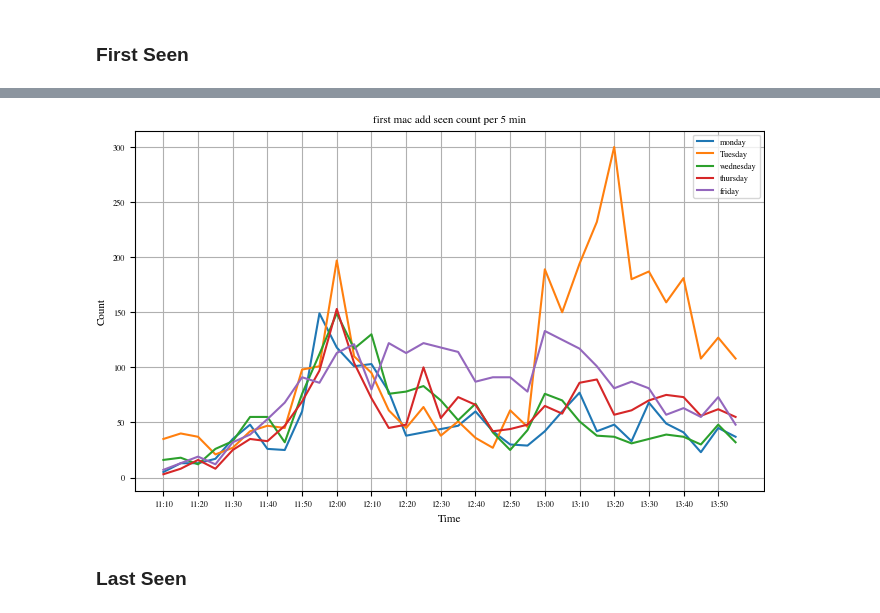
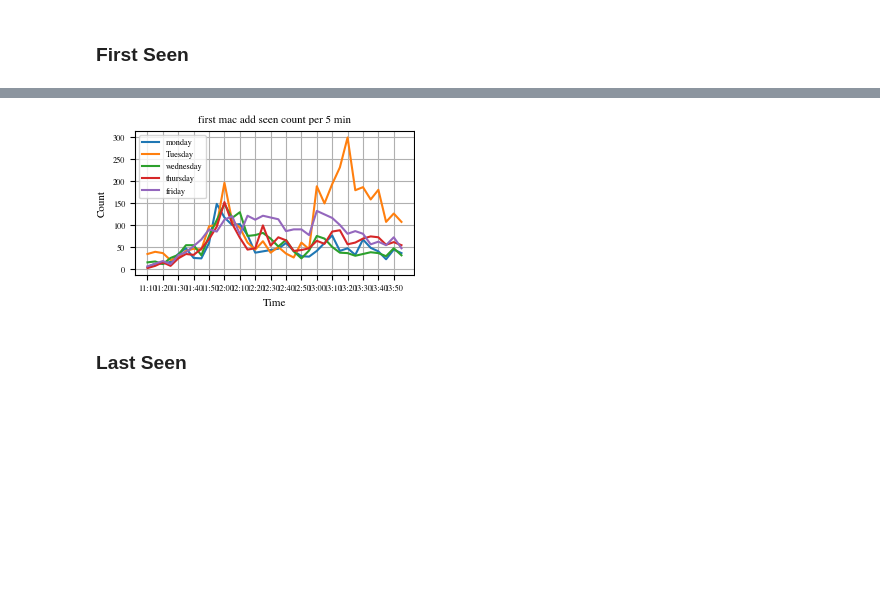
Before and after one commit to danielbischofff/dataLiteracyPeopleCounting, a Jupyter notebook: PeopleFlowMensa.ipynb, the cells around one changed output, grey strips where cells are left out. Saved outputs shown, nothing was run; the diff lists cells and outputs as text; code cells hidden in the pictures; blank space fills up the shorter version.

```diff
--- a/PeopleFlowMensa.ipynb
+++ b/PeopleFlowMensa.ipynb
@@ -321,8 +409,2 @@ d1FirstLastCumSumFriday =  getcumSumMerged(d1FirstLastFriday)
 # %% [markdown]
 # Convert date time to string
-# %%
-d5TimeFirstLastCumSumMonday = keepOnlyTime(d5FirstLastCumSumMonday)
-d5TimeFirstLastCumSumTuesday = keepOnlyTime(d5FirstLastCumSumTuesday)
-d5TimeFirstLastCumSumWednesday = keepOnlyTime(d5FirstLastCumSumWednesday)
-d5TimeFirstLastCumSumThursday = keepOnlyTime(d5FirstLastCumSumThursday)
-d5TimeFirstLastCumSumFriday = keepOnlyTime(d5FirstLastCumSumFriday)
@@ -437,27 +616,27 @@ d5Week
 # %%
-plt.rcParams.update(bundles.icml2022(column='full', nrows=1, ncols=1, usetex=False))
+plt.rcParams.update(bundles.icml2022(column='half', nrows=1, ncols=1, usetex=False))
 
 plt.plot(d5Week['frame.time'], d5Week['count_First_Monday'], label='monday')
 plt.plot(d5Week['frame.time'], d5Week['count_First_Tuesday'], label='Tuesday')
 plt.plot(d5Week['frame.time'], d5Week['count_First_Wednesday'], label='wednesday')
 plt.plot(d5Week['frame.time'], d5Week['count_First_Thursday'], label='thursday')
 plt.plot(d5Week['frame.time'], d5Week['count_First_Friday'], label='friday')
 plt.xlabel('Time')
 plt.ylabel('Count')
 plt.grid(True)
 plt.legend()
 plt.title('first mac add seen count per 5 min')
 
 # Get current ticks
 locs, labels = plt.xticks()
 
 # Set new ticks
 plt.xticks(locs[::2])
 
 
 plt.savefig('./plots/first_seen_mac_per_5_min.pdf')
 # %% [output]
-[figure, old version]
+[figure, new version]
 # %% [markdown]
 ### Last Seen
 # %%
```
Also changed, not shown: parts of 36 cells of this notebook.
